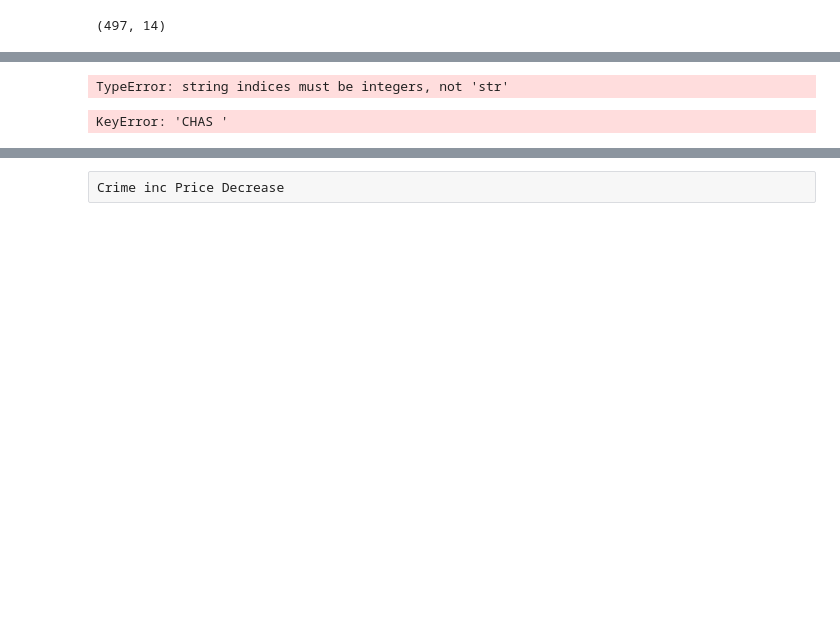
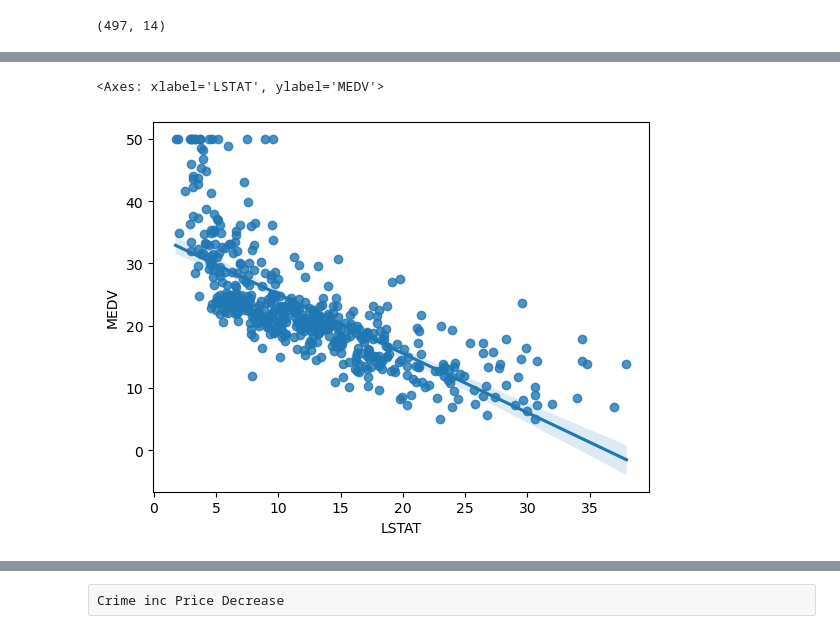
Before and after one commit to Student-NitinRaj/bostonhousepricing-, a Jupyter notebook: Linear ML Implementation.ipynb, the cells around one changed output, grey strips where cells are left out. Saved outputs shown, nothing was run; the diff lists cells and outputs as text; code cells hidden in the pictures; blank space fills up the shorter version.

```diff
--- a/Linear ML Implementation.ipynb
+++ b/Linear ML Implementation.ipynb
@@ -607,9 +670,8 @@ sns.regplot(x="RM",y="MEDV",data=dataset)
 # %%
-sns.regplot(x="LSTAT",y="Price",data=dataset)
+sns.regplot(x="LSTAT",y="MEDV",data=df)
 # %% [output]
-TypeError: string indices must be integers, not 'str'
+<Axes: xlabel='LSTAT', ylabel='MEDV'>
+[figure, added]
 # %%
-sns.regplot(x="CHAS ",y="Price",data=dataset)
+# sns.regplot(x="CHAS",y="MEDV",data=df)
-# %% [output]
-KeyError: 'CHAS '
 # %%
```
Also changed, not shown: parts of 54 cells of this notebook, 5 other files.
